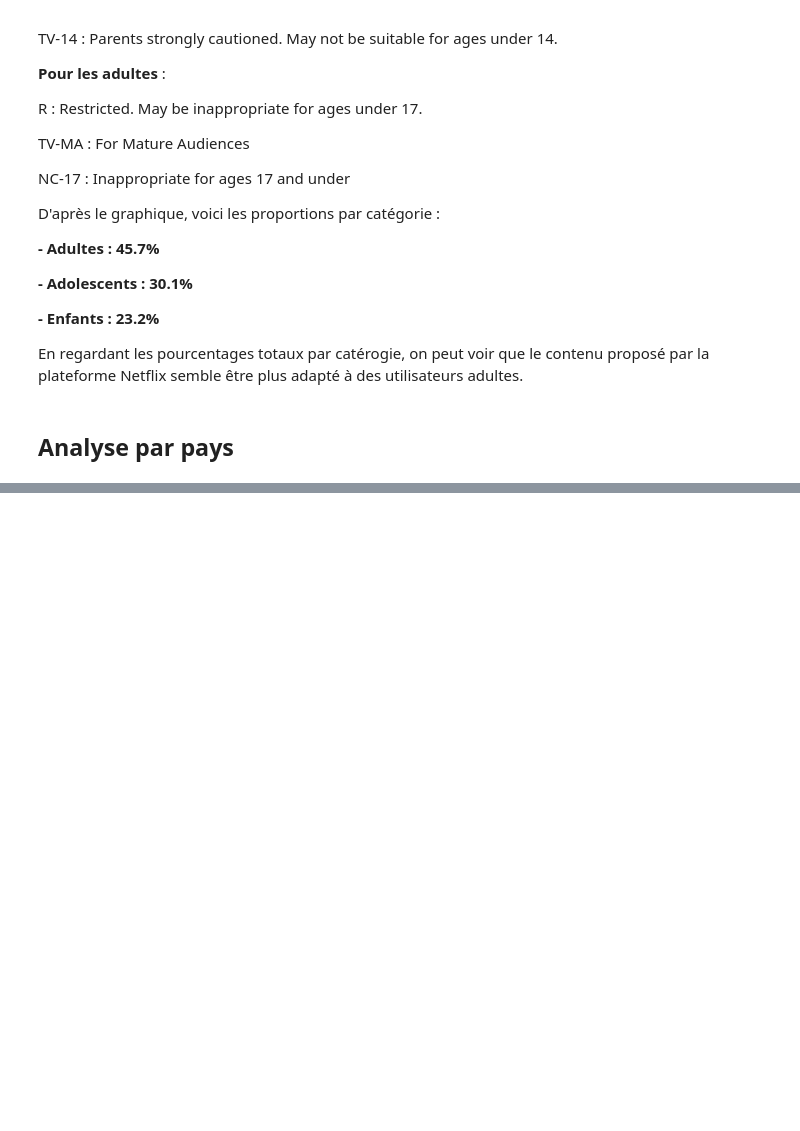
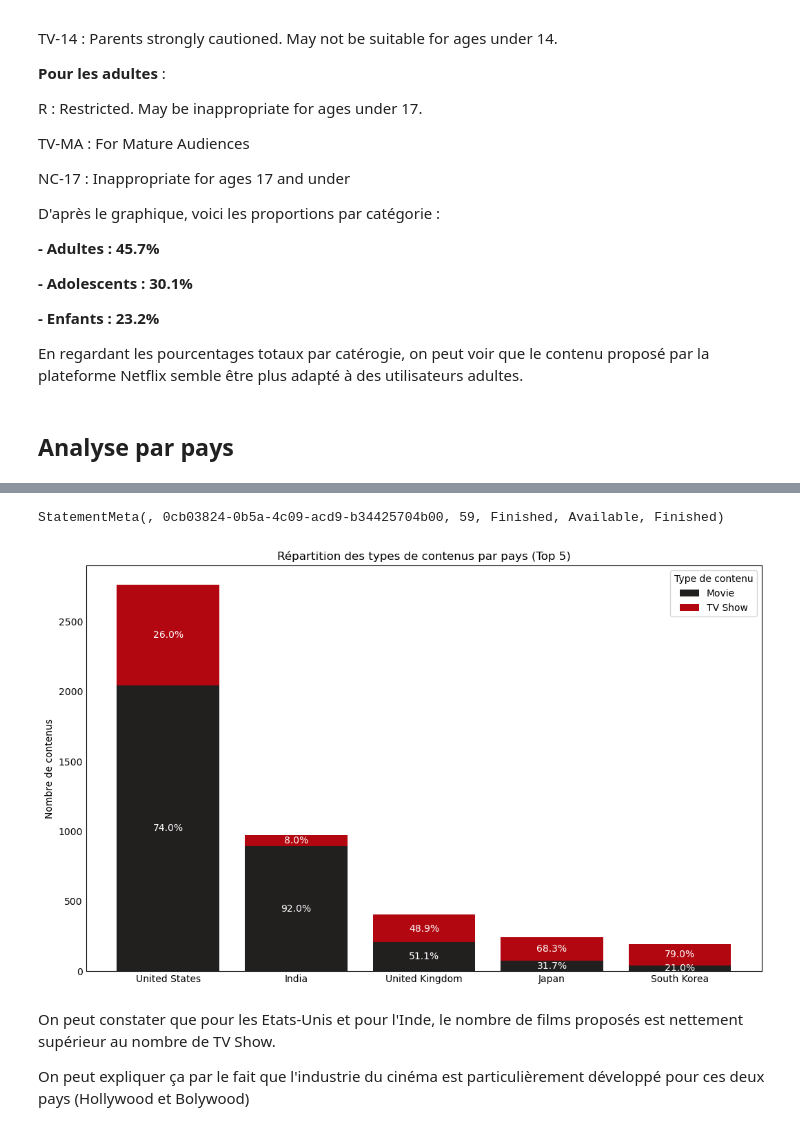
Before and after one commit to GReinert11/PortfolioData, a Jupyter notebook: Data analytics/Netflix project/Notebook netflix.ipynb, the cells around one changed output, grey strips where cells are left out. Cells and saved outputs as stored; diff of their text form; code cells hidden in the pictures; blank space fills up the shorter version.

Commit message:
Ajout analyse par pays

```diff
--- a/Data analytics/Netflix project/Notebook netflix.ipynb
+++ b/Data analytics/Netflix project/Notebook netflix.ipynb
@@ -367,0 +375,57 @@ StatementMeta(, 1db3ed8c-3dae-4b66-8a67-0bcabaf6d9fe, 64, Finished, Available, F
+# %%
+df_cleaned = df_valid[df_valid['country'] != 'Unknown' ]
+grouped = df_cleaned.groupby(['country', 'type']).agg(count=('title','count')).reset_index()
+top_5_countries = (
+    df_cleaned['country'].value_counts()
+    .nlargest(5)
+    .index
+)
+filtered = grouped[grouped['country'].isin(top_5_countries)]
+
+pivot = filtered.pivot(index='country', columns='type', values='count').fillna(0)
+pivot['total'] = pivot.sum(axis=1)  # Ajouter une colonne 'total' avec la somme des contenus
+pivot = pivot.sort_values('total', ascending=False).drop('total', axis=1)  # Trier et supprimer la colonne 'total'
+
+
+width = 0.4
+fig, ax = plt.subplots(figsize=(10, 6))
+
+x = np.arange(len(pivot.index))  # Positions sur l'axe des X
+colors = ['#221f1f', '#b20710']
+
+# Tracer une barre empilée pour chaque type de contenu
+bottom = np.zeros(len(pivot))  # Position de départ pour l'empilement
+color = np.zeros(2)
+for i, (content_type, color) in enumerate(zip(pivot.columns, colors)):
+    ax.bar(x, pivot[content_type], bottom=bottom, color=color, label=content_type)
+
+    # Calculer les pourcentages et les afficher sur les barres
+    for j, value in enumerate(pivot[content_type]):
+        total = pivot.iloc[j].sum()  # Total de contenus pour le pays correspondant
+        percentage = value / total * 100  # Calcul du pourcentage
+
+        # Ajouter le texte du pourcentage au centre de chaque segment de barre
+        if value > 0:  # Ne rien afficher si la valeur est 0
+            ax.text(x[j], bottom[j] + value / 2, f'{percentage:.1f}%',
+                    ha='center', va='center', color='white', fontsize=10)
+
+    bottom += pivot[content_type]  # Mise à jour de la base pour empiler
+
+
+
+# Ajouter les labels et titres
+ax.set_ylabel('Nombre de contenus')
+ax.set_title('Répartition des types de contenus par pays (Top 5)')
+ax.set_xticks(x)
+ax.set_xticklabels(pivot.index)
+ax.legend(title='Type de contenu')
+
+# Afficher le graphique
+plt.show()
+# %% [output]
+StatementMeta(, 0cb03824-0b5a-4c09-acd9-b34425704b00, 59, Finished, Available, Finished)
+[figure, added]
+# %% [markdown]
+On peut constater que pour les Etats-Unis et pour l'Inde, le nombre de films proposés est nettement supérieur au nombre de TV Show.
+
+On peut expliquer ça par le fait que l'industrie du cinéma est particulièrement développé pour ces deux pays (Hollywood et Bolywood)
```
Also changed, not shown: parts of 15 cells of this notebook.
